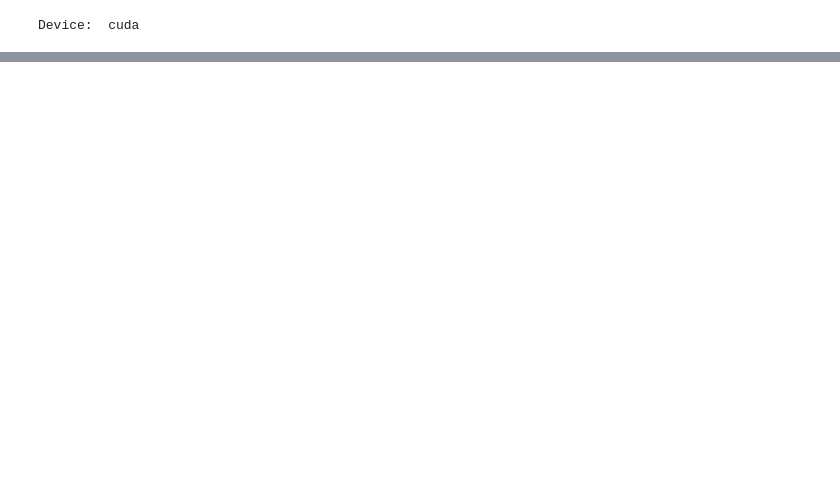
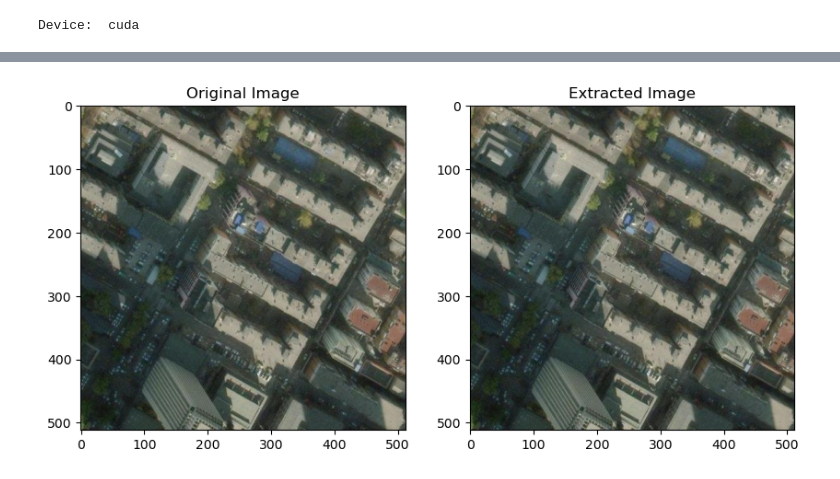
Before and after one commit to Toprak-Efe/ViT, a Jupyter notebook: main.ipynb, the cells around one changed output, grey strips where cells are left out. Saved outputs shown, nothing was run; the diff lists cells and outputs as text; code cells hidden in the pictures; blank space fills up the shorter version.

```diff
--- a/main.ipynb
+++ b/main.ipynb
@@ -89,25 +336,68 @@ dataset = SatelliteDataset('images', 'truth', transform_data=transform_data, tra
 # %%
+import numpy as np
+import matplotlib.pyplot as plt
+import torch.nn.functional as F
+import torch.nn as nn
+import torch
+
 class PatchPositionalEmbedding(nn.Module):
-    def __init__(self,
-                 channels: int=3,
-                 patch_size: int=128,
-                 max_len: int=512):
-        super(PatchPositionalEmbedding, self).__init__()
+  def __init__(self,
+               channels: int=3,
+               patch_size: int=128,
+               pos_embed_size: int=512):
+    super(PatchPositionalEmbedding, self).__init__()
 
-        # Layers
-        self.unfold = nn.Unfold(kernel_size=patch_size, stride=patch_size, padding=0)       # (batch, C*patch_size*patch_size, num_tokens)
-        self.embed = nn.Parameter(torch.randn(1, max_len, channels*patch_size*patch_size))  # (batch, max_len, C*patch_size*patch_size)
-        self.pred = torch.zeros(1, 1, channels*patch_size*patch_size)                       # (batch, max_len, C*patch_size*patch_size)
+    # Layers
+    self.unfold = nn.Unfold(kernel_size=patch_size, stride=patch_size, padding=0)              # (batch, C*patch_size*patch_size, num_tokens)
+    self.embed = nn.Parameter(torch.randn(1, pos_embed_size, channels*patch_size*patch_size))  # (batch, token_len, C*patch_size*patch_size)
+    self.pred = torch.zeros(1, 1, channels*patch_size*patch_size)                              # (batch, token_len+1, C*patch_size*patch_size)
 
-    def forward(self, x: torch.Tensor) -> torch.Tensor:
-        """_summary_
+  def forward(self, x: torch.Tensor) -> torch.Tensor:
+    x = self.unfold(x)
+    x = torch.concat([x.transpose(1, 2), self.pred], dim=1)
+    embed = F.interpolate(self.embed.permute(0, 2, 1), size=x.size(1), mode='linear', align_corners=False).permute(0, 2, 1) # (batch, token_len+1, C*patch_size*patch_size)
+    return x + embed/200.0
 
-        Args:
-            x (torch.Tensor): (batch, C, H, W)
+class PatchPositionalExtractor(nn.Module):
+  def __init__(self,
+               channels: int=3,
+               patch_size: int=128,
+               output_size: int=512):
+    super(PatchPositionalExtractor, self).__init__()
+    self.channels = channels
+    self.patch_size = patch_size
+    self.output_size = output_size
+    self.fold = nn.Fold(output_size, kernel_size=patch_size, stride=patch_size) # (batch, C*patch_size*patch_size, num_tokens)
 
-        Returns:
-            torch.Tensor: (batch, min(max_len, num_tokens), C*patch_size*patch_size)
-        """
-        x = self.unfold(x)
-        x = torch.concat([x.transpose(1, 2), self.pred], dim=1)
-        return x + self.embed[:, :x.size(1)]
+  def forward(self, x: torch.Tensor) -> torch.Tensor:
+    token_len = x.size(1) - 1
+    assert self.output_size % self.patch_size == 0, "Output size must be divisible by patch size"
+    x = x[:, :(self.output_size**2)//(self.patch_size**2), :] # (batch, num_tokens, C*patch_size*patch_size)
+    x = self.fold(x.permute(0, 2, 1)) # (batch, C*patch_size*patch_size, output_size**2)
+    return x
+
+image_size = 512
+patch_size = 16
+channels = 3
+
+image, truth = dataset[0] # Get the first image and its ground truth
+image = transforms.Resize((image_size, image_size))(image)
+truth = transforms.Resize((image_size, image_size))(truth)
+
+input_shape = image.shape
+patch_embedding = PatchPositionalEmbedding(channels=channels, patch_size=patch_size, pos_embed_size=512)
+x = patch_embedding.forward(image.unsqueeze(0))
+patched_shape = x.shape
+print(f"{input_shape} -> {patched_shape}")
+
+patch_extractor = PatchPositionalExtractor(channels=channels, patch_size=patch_size, output_size=image_size)
+x = patch_extractor.forward(x)
+extracted_shape = x.shape
+print(f"{patched_shape} -> {extracted_shape}")
+
+fig, ax = plt.subplots(1, 2, figsize=(10, 5))
+ax[0].imshow(image.permute(1, 2, 0))
+ax[0].set_title("Original Image")
+ax[1].imshow(x[0].permute(1, 2, 0).detach().numpy())
+ax[1].set_title("Extracted Image")
+# %% [output]
@@ -113,0 +407 @@ class PatchPositionalEmbedding(nn.Module):
+[figure, added]
```
Also changed, not shown: parts of 5 cells of this notebook, 9 other files.
